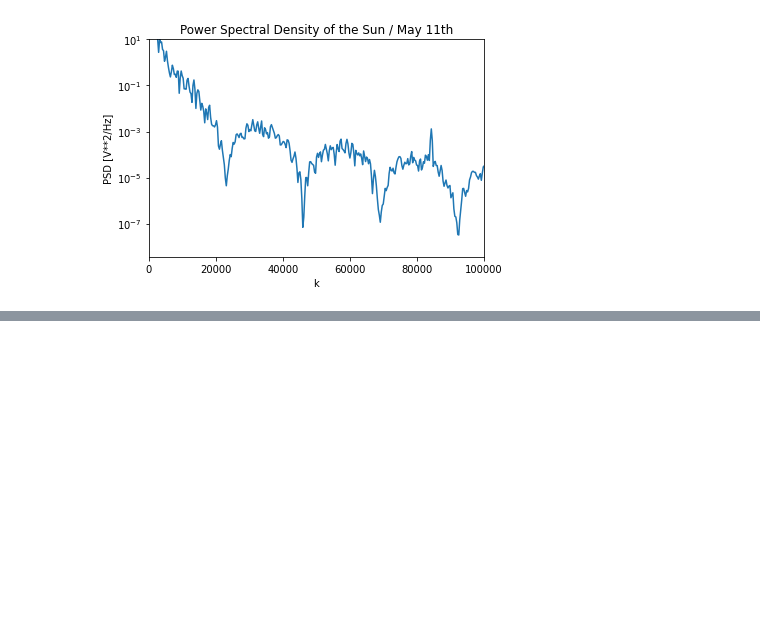
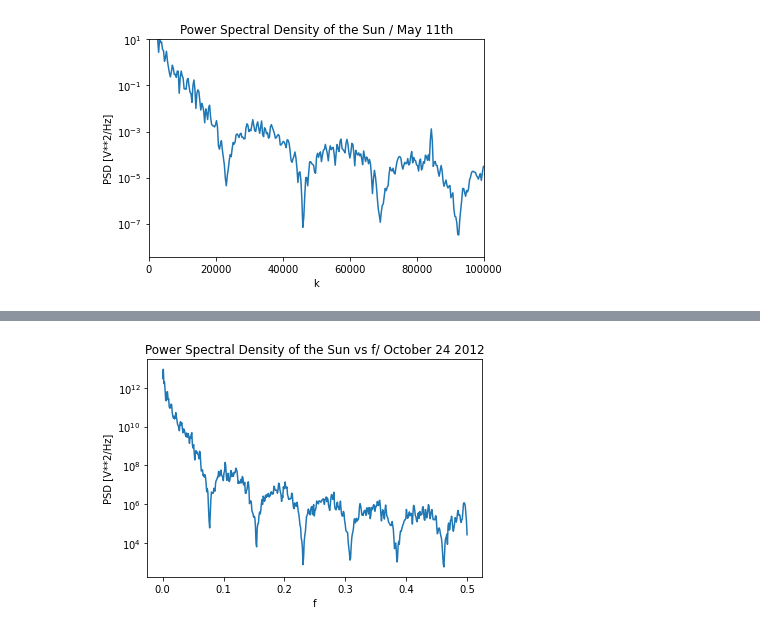
Before and after one commit to sebasmos/SolarFlares-Standford, a Jupyter notebook: SunAnalysis_TensorFlow_pynb.ipynb, the cells around one changed output, grey strips where cells are left out. Saved outputs shown, nothing was run; the diff lists cells and outputs as text; code cells hidden in the pictures; blank space fills up the shorter version.

```diff
--- a/SunAnalysis_TensorFlow_pynb.ipynb
+++ b/SunAnalysis_TensorFlow_pynb.ipynb
@@ -331,0 +399,11 @@ Invalid limit will be ignored.
+# %%
+fs=1
+f, Pxx_den = signal.welch(Signal_2012, fs, nperseg=1024)
+
+plt.semilogy(f, Pxx_den)
+plt.xlabel('f')
+plt.ylabel('PSD [V**2/Hz]')
+plt.title('Power Spectral Density of the Sun vs f/ October 24 2012')
+plt.show()
+# %% [output]
+[figure, added]
```
Also changed, not shown: parts of 5 cells of this notebook.
